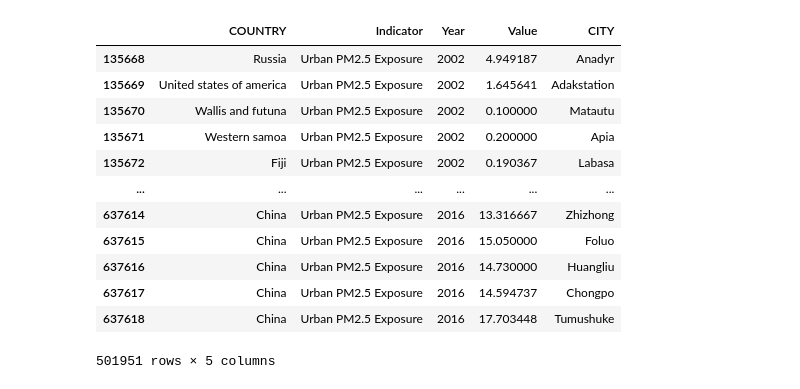
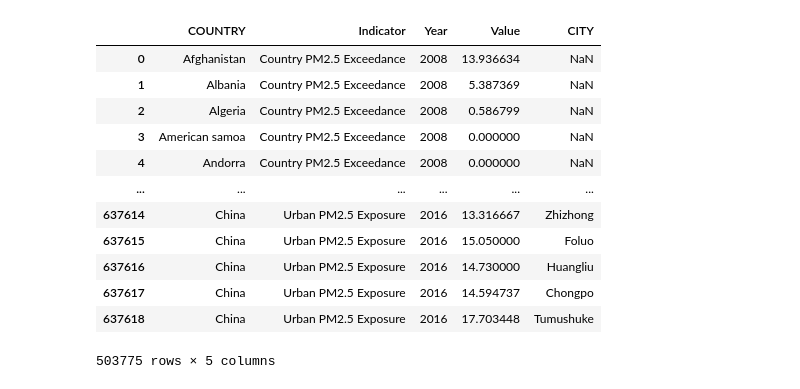
Before and after one commit to dalejandroabel/NASA-Space-Apps, a Jupyter notebook: Juan_xlxs/PM.ipynb, the cells around one changed output. Saved outputs shown, nothing was run; the diff lists cells and outputs as text; code cells hidden in the pictures.

```diff
--- a/Juan_xlxs/PM.ipynb
+++ b/Juan_xlxs/PM.ipynb
@@ -159,23 +161,21 @@ def plot_map(df, year, title='Mapa'):
 # %%
-# Vamos a eliminar las entradas cuyos valores de la colmna 'city' sean nulos
-df_combined = df_combined.dropna(subset=['CITY'])
 # Vamos a eliminar las entradas cuyos valores de 'year' sean menores a 2002
 df_combined = df_combined[df_combined['Year'] >= 2002]
 df_combined
 # %% [output]
 |  | COUNTRY | Indicator | Year | Value | CITY |
-| 135668 | Russia | Urban PM2.5 Exposure | 2002 | 4.949187 | Anadyr |
-| 135669 | United states of america | Urban PM2.5 Exposure | 2002 | 1.645641 | Adakstation |
-| 135670 | Wallis and futuna | Urban PM2.5 Exposure | 2002 | 0.100000 | Matautu |
-| 135671 | Western samoa | Urban PM2.5 Exposure | 2002 | 0.200000 | Apia |
-| 135672 | Fiji | Urban PM2.5 Exposure | 2002 | 0.190367 | Labasa |
+| 0 | Afghanistan | Country PM2.5 Exceedance | 2008 | 13.936634 | NaN |
+| 1 | Albania | Country PM2.5 Exceedance | 2008 | 5.387369 | NaN |
+| 2 | Algeria | Country PM2.5 Exceedance | 2008 | 0.586799 | NaN |
+| 3 | American samoa | Country PM2.5 Exceedance | 2008 | 0.000000 | NaN |
+| 4 | Andorra | Country PM2.5 Exceedance | 2008 | 0.000000 | NaN |
 | ... | ... | ... | ... | ... | ... |
 | 637614 | China | Urban PM2.5 Exposure | 2016 | 13.316667 | Zhizhong |
 | 637615 | China | Urban PM2.5 Exposure | 2016 | 15.050000 | Foluo |
 | 637616 | China | Urban PM2.5 Exposure | 2016 | 14.730000 | Huangliu |
 | 637617 | China | Urban PM2.5 Exposure | 2016 | 14.594737 | Chongpo |
 | 637618 | China | Urban PM2.5 Exposure | 2016 | 17.703448 | Tumushuke |
-501951 rows × 5 columns
+503775 rows × 5 columns
 # %%
 df_combined.to_json('../datasets/data_filtered_plot.json', orient='records')
 df_combined.to_csv('../datasets/data_filtered_plot.csv', index=False)
```
Also changed, not shown: parts of 6 cells of this notebook, 1 other file.
